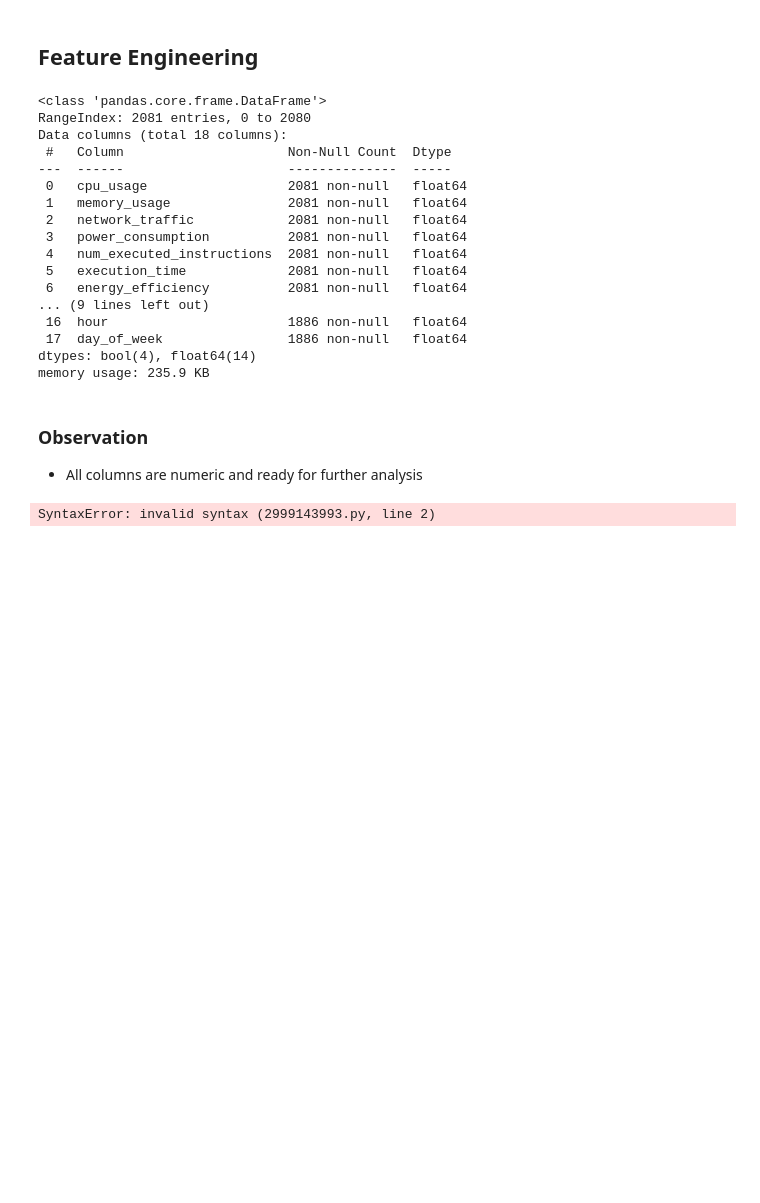
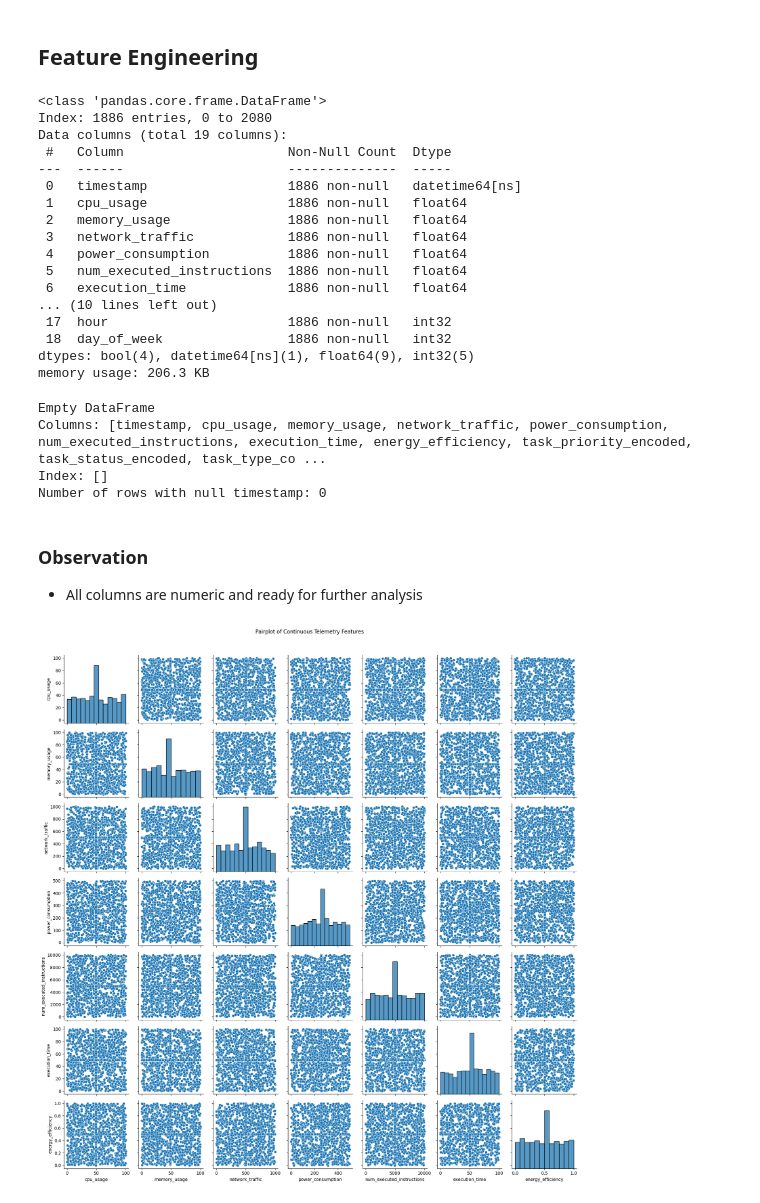
Before and after one commit to SeahChenKhoon/edge-telemetry-anomaly-detection, a Jupyter notebook: EDA.ipynb, the cells around one changed output. Cells and saved outputs as stored; diff of their text form; code cells hidden in the pictures; blank space fills up the shorter version.

```diff
--- a/EDA.ipynb
+++ b/EDA.ipynb
@@ -192,7 +216,7 @@ print(tabulate(df.describe(), headers='keys', tablefmt='github'))
 # %%
 # Define telemetry features to visualize their distributions
 # List of numeric columns to plot
-columns_to_plot = [
+continuous_features = [
     "cpu_usage", "memory_usage", "network_traffic", "power_consumption",
     "num_executed_instructions", "execution_time", "energy_efficiency"
 ]
@@ -201,7 +225,7 @@ fig, axes = plt.subplots(4, 2, figsize=(12, 12))
 axes = axes.flatten()
 
 # Plot histograms with skewness
-for i, col in enumerate(columns_to_plot):
+for i, col in enumerate(continuous_features):
     data = df[col].dropna()
     skew_val = skew(data)
 
@@ -248,7 +272,7 @@ df.head()
 | 4 | f38b8b50-6926-4533-be4f-89ad11624071 | 6/14/2023 8:27 | 42.365480 | NaN | NaN | 359.451537 | 3361.0 | ... |
 # %%
 # Imputation of missing value of numeric column with median
-for col in columns_to_plot:
+for col in continuous_features:
     median_val = df[col].median()
     df[col] = df[col].fillna(median_val)
 
@@ -285,6 +309,9 @@ df = pd.get_dummies(df, columns=["task_type"], dummy_na=True)
 if "task_type" in df.columns:
     df.drop(columns=["task_type"], inplace=True)
 
+# Remove rows with missing timestamps to ensure valid datetime feature extraction
+df = df[df["timestamp"].notna()].copy()
+
 # Change timestamp to datetime
 df["timestamp"] = pd.to_datetime(df["timestamp"], errors="coerce")
 # %% [markdown]
@@ -296,35 +323,52 @@ df["month"] = df["timestamp"].dt.month
 df["year"] = df["timestamp"].dt.year
 df["hour"] = df["timestamp"].dt.hour
 df["day_of_week"] = df["timestamp"].dt.dayofweek  # 0 = Monday, 6 = Sunday
-
-
-# timestamp dropped
-if "timestamp" in df.columns:
-    df.drop(columns=["timestamp"], inplace=True)
 # %%
 # Verification of column and data type after imputation and encoding
 df.info()
 # %% [output]
 <class 'pandas.core.frame.DataFrame'>
-RangeIndex: 2081 entries, 0 to 2080
-Data columns (total 18 columns):
+Index: 1886 entries, 0 to 2080
+Data columns (total 19 columns):
  #   Column                     Non-Null Count  Dtype
 ---  ------                     --------------  -----
- 0   cpu_usage                  2081 non-null   float64
- 1   memory_usage               2081 non-null   float64
- 2   network_traffic            2081 non-null   float64
- 3   power_consumption          2081 non-null   float64
- 4   num_executed_instructions  2081 non-null   float64
- 5   execution_time             2081 non-null   float64
- 6   energy_efficiency          2081 non-null   float64
-... (9 lines left out)
- 16  hour                       1886 non-null   float64
- 17  day_of_week                1886 non-null   float64
-dtypes: bool(4), float64(14)
-memory usage: 235.9 KB
+ 0   timestamp                  1886 non-null   datetime64[ns]
+ 1   cpu_usage                  1886 non-null   float64
+ 2   memory_usage               1886 non-null   float64
+ 3   network_traffic            1886 non-null   float64
+ 4   power_consumption          1886 non-null   float64
+ 5   num_executed_instructions  1886 non-null   float64
+ 6   execution_time             1886 non-null   float64
+... (10 lines left out)
+ 17  hour                       1886 non-null   int32
+ 18  day_of_week                1886 non-null   int32
+dtypes: bool(4), datetime64[ns](1), float64(9), int32(5)
+memory usage: 206.3 KB
+# %%
+# Check where timestamp is null
+null_timestamp_df = df[df["timestamp"].isna()]
+
+# Display some rows
+print(null_timestamp_df.head())
+
+# Optional: count how many rows have null timestamp
+print(f"Number of rows with null timestamp: {null_timestamp_df.shape[0]}")
+# %% [output]
+Empty DataFrame
+Columns: [timestamp, cpu_usage, memory_usage, network_traffic, power_consumption, num_executed_instructions, execution_time, energy_efficiency, task_priority_encoded, task_status_encoded, task_type_co ...
+Index: []
+Number of rows with null timestamp: 0
 # %% [markdown]
 ### Observation
 - All columns are numeric and ready for further analysis
+# %%
+train_df, temp_df = train_test_split(df, test_size=0.3, random_state=42)
+val_df, test_df = train_test_split(temp_df, test_size=0.5, random_state=42)
 # %%
+# Generate pairplot for continuous features
+sns.pairplot(train_df[continuous_features])
+plt.suptitle("Pairplot of Continuous Telemetry Features", y=1.02)
+plt.tight_layout()
+plt.show()
 # %% [output]
-SyntaxError: invalid syntax (2999143993.py, line 2)
+[figure, added]
```
Also changed, not shown: parts of 29 cells of this notebook.
